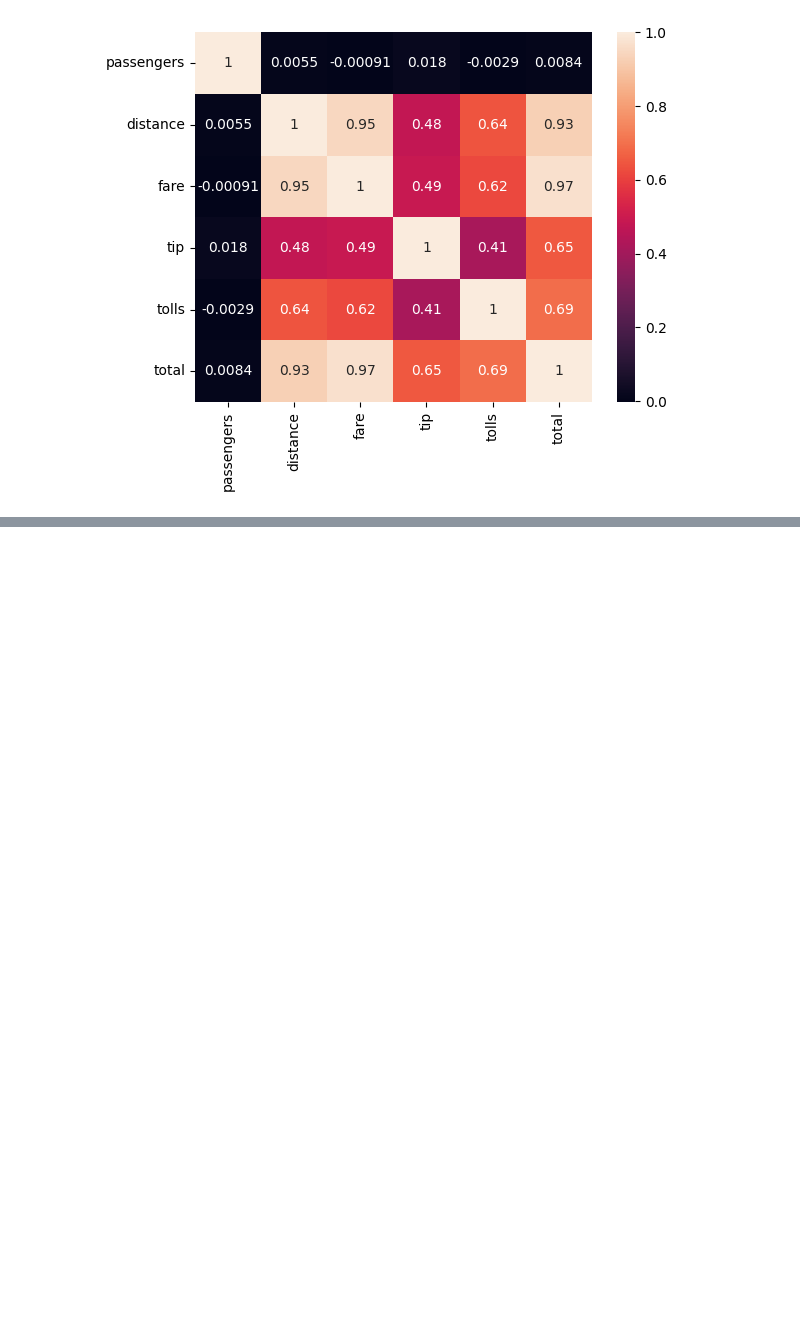
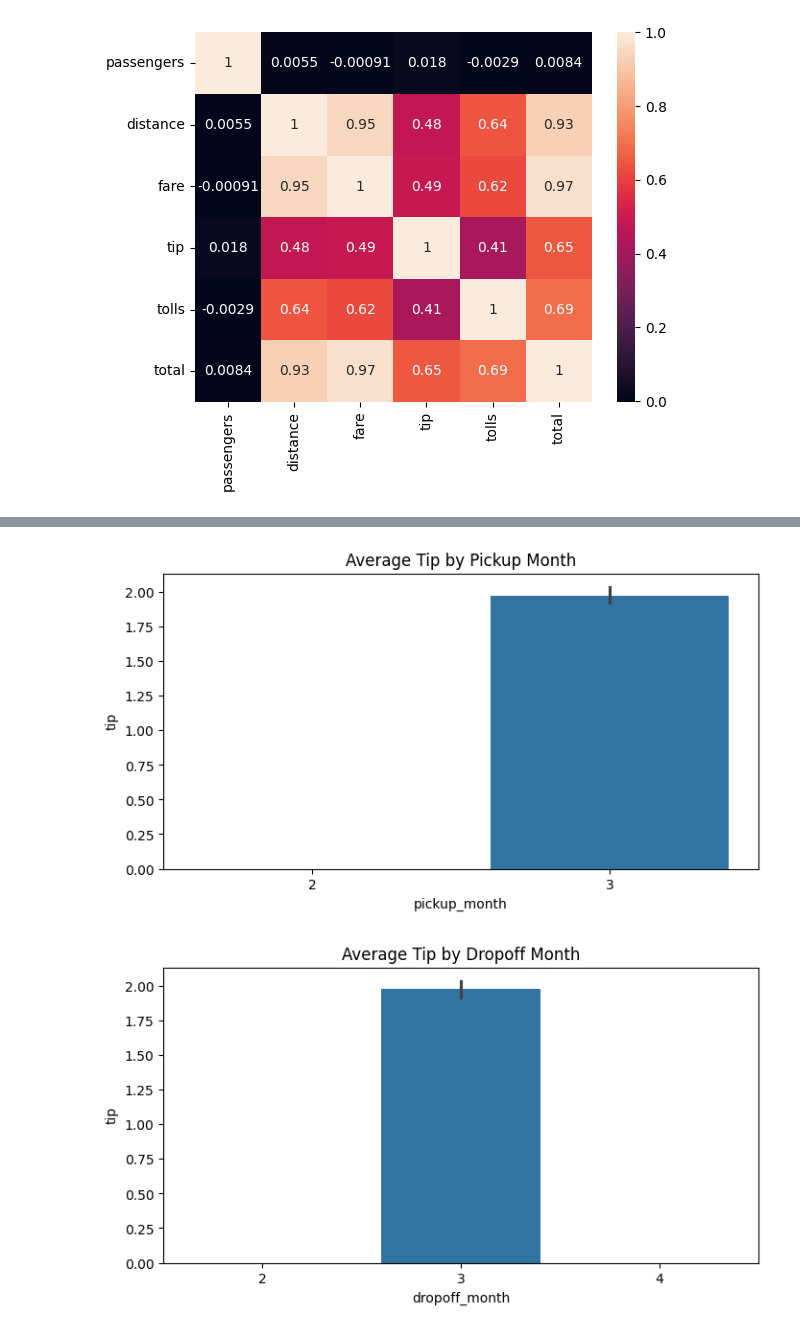
Before and after one commit to vishnuvardhanethineni/MachineLearning, a Jupyter notebook: regression.ipynb, the cells around one changed output, grey strips where cells are left out. Cells and saved outputs as stored; diff of their text form; code cells hidden in the pictures; blank space fills up the shorter version.

```diff
--- a/regression.ipynb
+++ b/regression.ipynb
@@ -337,3 +337,9 @@ sns.heatmap(df.select_dtypes(include='number').corr(),annot=True)
 # %% [output]
 <Axes: >
 [figure]
+# %%
+df['pickup_day']=df['pickup'].dt.day
+df['pickup_month']=df['pickup'].dt.month
+df['pickup_hour']=df['pickup'].dt.hour
+df['pickup_year']=df['pickup'].dt.year
+df.head(10)
@@ -339,0 +358,9 @@ sns.heatmap(df.select_dtypes(include='number').corr(),annot=True)
+# %%
+df['dropoff_day']=df['dropoff'].dt.day
+df['dropoff_month']=df['dropoff'].dt.month
+df['dropoff_year']=df['dropoff'].dt.year
+df['dropoff_hour']=df['dropoff'].dt.hour
+df['dropoff_minute']=df['dropoff'].dt.minute
+df['dropoff_second']=df['dropoff'].dt.second
+df['dropoff_quater']=df['dropoff'].dt.quarter
+df.head(10)
@@ -339,0 +380,13 @@ sns.heatmap(df.select_dtypes(include='number').corr(),annot=True)
+# %%
+plt.figure(figsize=(8, 4))
+sns.barplot(x=df.pickup_month, y=df.tip)
+plt.title("Average Tip by Pickup Month")
+plt.show()
+
+plt.figure(figsize=(8, 4))
+sns.barplot(x=df.dropoff_month, y=df.tip)
+plt.title("Average Tip by Dropoff Month")
+plt.show()
+# %% [output]
+[figure, added]
+[figure, added]
```
Also changed, not shown: parts of 24 cells of this notebook, 2 other files.
